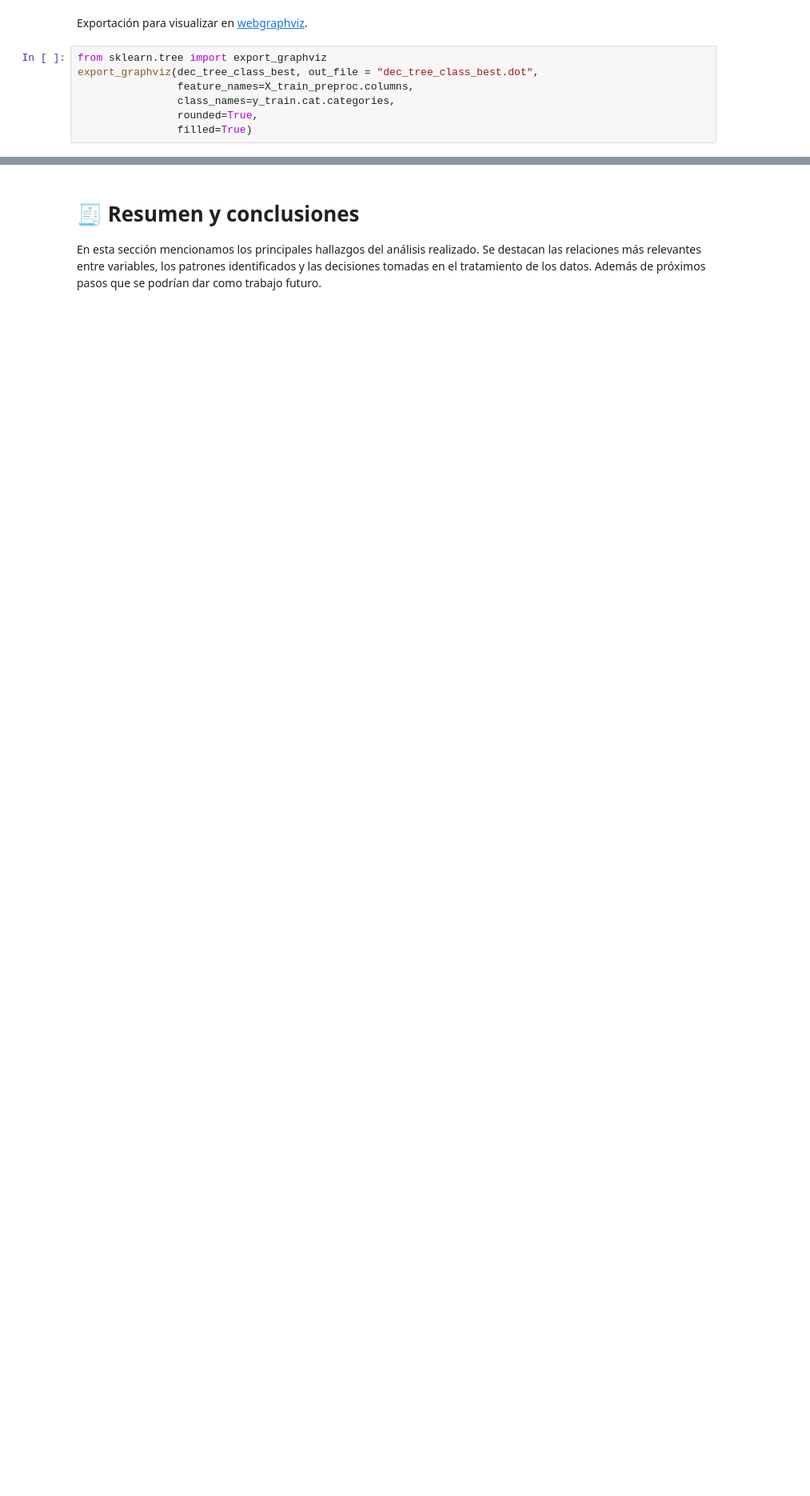
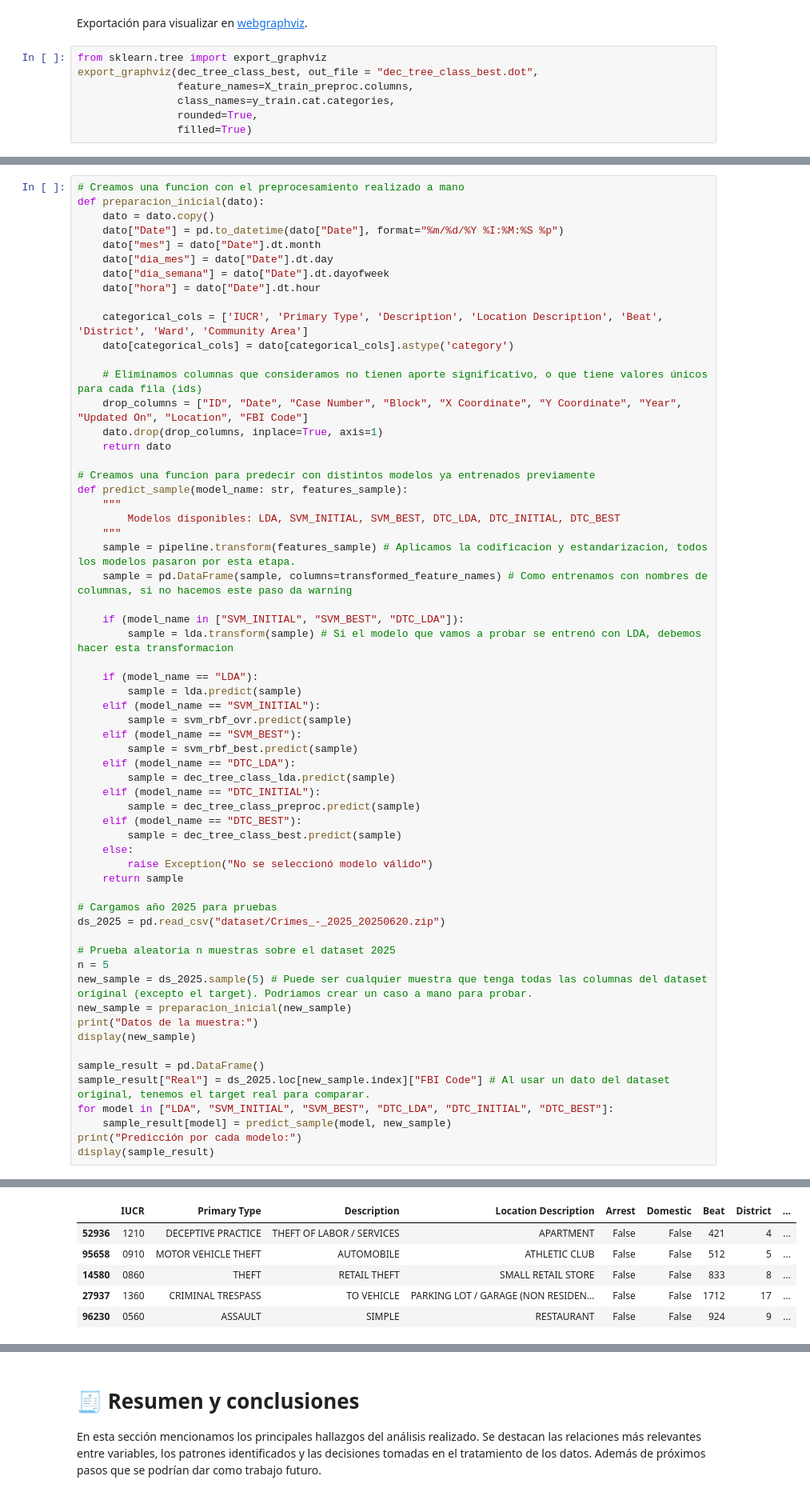
Before and after one commit to gjmv/CEIA_2025_B2_AMq_TP, a Jupyter notebook: TP.ipynb, the cells around one changed output, grey strips where cells are left out. Shown at 80% size. Drawn from its saved outputs; the diff is of its cells as text; blank space fills up the shorter version.

```diff
--- a/TP.ipynb
+++ b/TP.ipynb
@@ -959,0 +981,62 @@ export_graphviz(dec_tree_class_best, out_file = "dec_tree_class_best.dot",
+# %%
+# Creamos una funcion con el preprocesamiento realizado a mano
+def preparacion_inicial(dato):
+    dato = dato.copy()
+    dato["Date"] = pd.to_datetime(dato["Date"], format="%m/%d/%Y %I:%M:%S %p")
+    dato["mes"] = dato["Date"].dt.month
+    dato["dia_mes"] = dato["Date"].dt.day
+    dato["dia_semana"] = dato["Date"].dt.dayofweek
+    dato["hora"] = dato["Date"].dt.hour
+
+    categorical_cols = ['IUCR', 'Primary Type', 'Description', 'Location Description', 'Beat', 'District', 'Ward', 'Community Area']
+    dato[categorical_cols] = dato[categorical_cols].astype('category')
+
+    # Eliminamos columnas que consideramos no tienen aporte significativo, o que tiene valores únicos para cada fila (ids)
+    drop_columns = ["ID", "Date", "Case Number", "Block", "X Coordinate", "Y Coordinate", "Year", "Updated On", "Location", "FBI Code"]
+    dato.drop(drop_columns, inplace=True, axis=1)
+    return dato
+
+# Creamos una funcion para predecir con distintos modelos ya entrenados previamente
+def predict_sample(model_name: str, features_sample):
+    """
+        Modelos disponibles: LDA, SVM_INITIAL, SVM_BEST, DTC_LDA, DTC_INITIAL, DTC_BEST
+    """
+    sample = pipeline.transform(features_sample) # Aplicamos la codificacion y estandarizacion, todos los modelos pasaron por esta etapa.
+    sample = pd.DataFrame(sample, columns=transformed_feature_names) # Como entrenamos con nombres de columnas, si no hacemos este paso da warning
+
+    if (model_name in ["SVM_INITIAL", "SVM_BEST", "DTC_LDA"]):
+        sample = lda.transform(sample) # Si el modelo que vamos a probar se entrenó con LDA, debemos hacer esta transformacion
+
+    if (model_name == "LDA"):
+        sample = lda.predict(sample)
+    elif (model_name == "SVM_INITIAL"):
+        sample = svm_rbf_ovr.predict(sample)
+    elif (model_name == "SVM_BEST"):
+        sample = svm_rbf_best.predict(sample)
+    elif (model_name == "DTC_LDA"):
+        sample = dec_tree_class_lda.predict(sample)
+    elif (model_name == "DTC_INITIAL"):
+        sample = dec_tree_class_preproc.predict(sample)
+    elif (model_name == "DTC_BEST"):
+        sample = dec_tree_class_best.predict(sample)
+    else:
+        raise Exception("No se seleccionó modelo válido")
+    return sample
+
+# Cargamos año 2025 para pruebas
+ds_2025 = pd.read_csv("dataset/Crimes_-_2025_20250620.zip")
+
+# Prueba aleatoria n muestras sobre el dataset 2025
+n = 5
+new_sample = ds_2025.sample(5) # Puede ser cualquier muestra que tenga todas las columnas del dataset original (excepto el target). Podriamos crear un caso a mano para probar.
+new_sample = preparacion_inicial(new_sample)
+print("Datos de la muestra:")
+display(new_sample)
+
+sample_result = pd.DataFrame()
+sample_result["Real"] = ds_2025.loc[new_sample.index]["FBI Code"] # Al usar un dato del dataset original, tenemos el target real para comparar.
+for model in ["LDA", "SVM_INITIAL", "SVM_BEST", "DTC_LDA", "DTC_INITIAL", "DTC_BEST"]:
+    sample_result[model] = predict_sample(model, new_sample)
+print("Predicción por cada modelo:")
+display(sample_result)
+# %% [output]
@@ -959,0 +1044,6 @@ export_graphviz(dec_tree_class_best, out_file = "dec_tree_class_best.dot",
+|  | IUCR | Primary Type | Description | Location Description | Arrest | Domestic | Beat | District | ... |
+| 52936 | 1210 | DECEPTIVE PRACTICE | THEFT OF LABOR / SERVICES | APARTMENT | False | False | 421 | 4 | ... |
+| 95658 | 0910 | MOTOR VEHICLE THEFT | AUTOMOBILE | ATHLETIC CLUB | False | False | 512 | 5 | ... |
+| 14580 | 0860 | THEFT | RETAIL THEFT | SMALL RETAIL STORE | False | False | 833 | 8 | ... |
+| 27937 | 1360 | CRIMINAL TRESPASS | TO VEHICLE | PARKING LOT / GARAGE (NON RESIDEN... | False | False | 1712 | 17 | ... |
+| 96230 | 0560 | ASSAULT | SIMPLE | RESTAURANT | False | False | 924 | 9 | ... |
```
Also changed, not shown: parts of 14 cells of this notebook, 1 other file.
